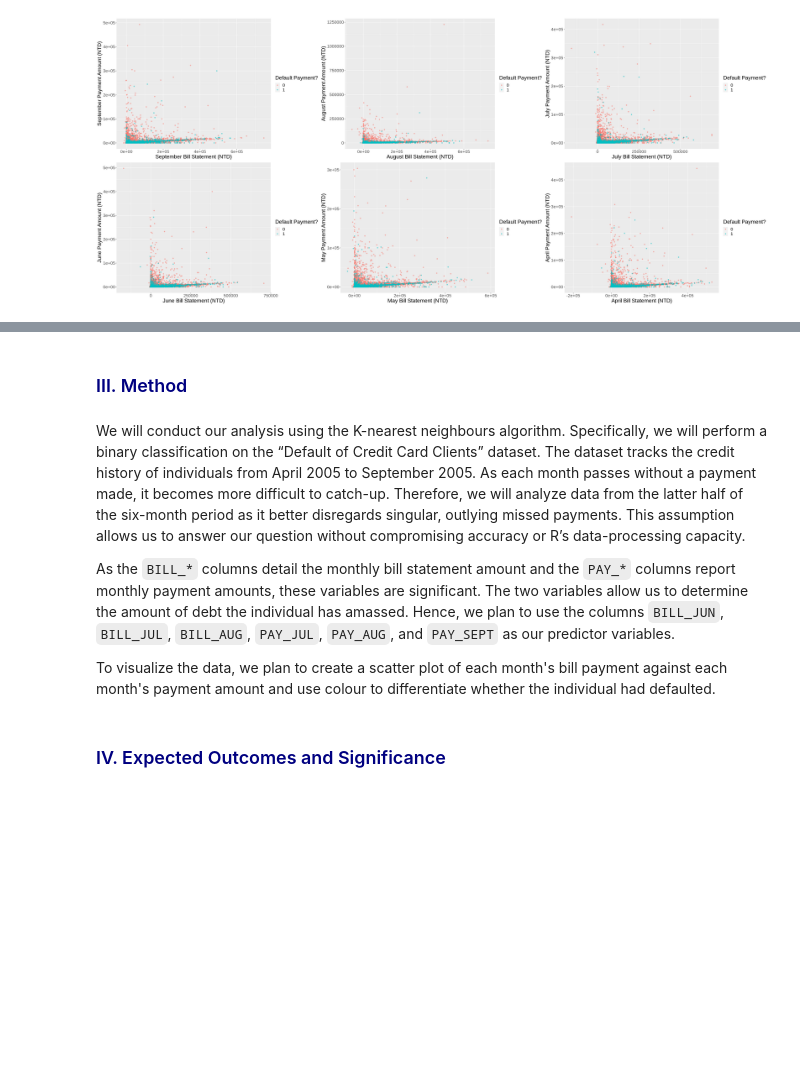
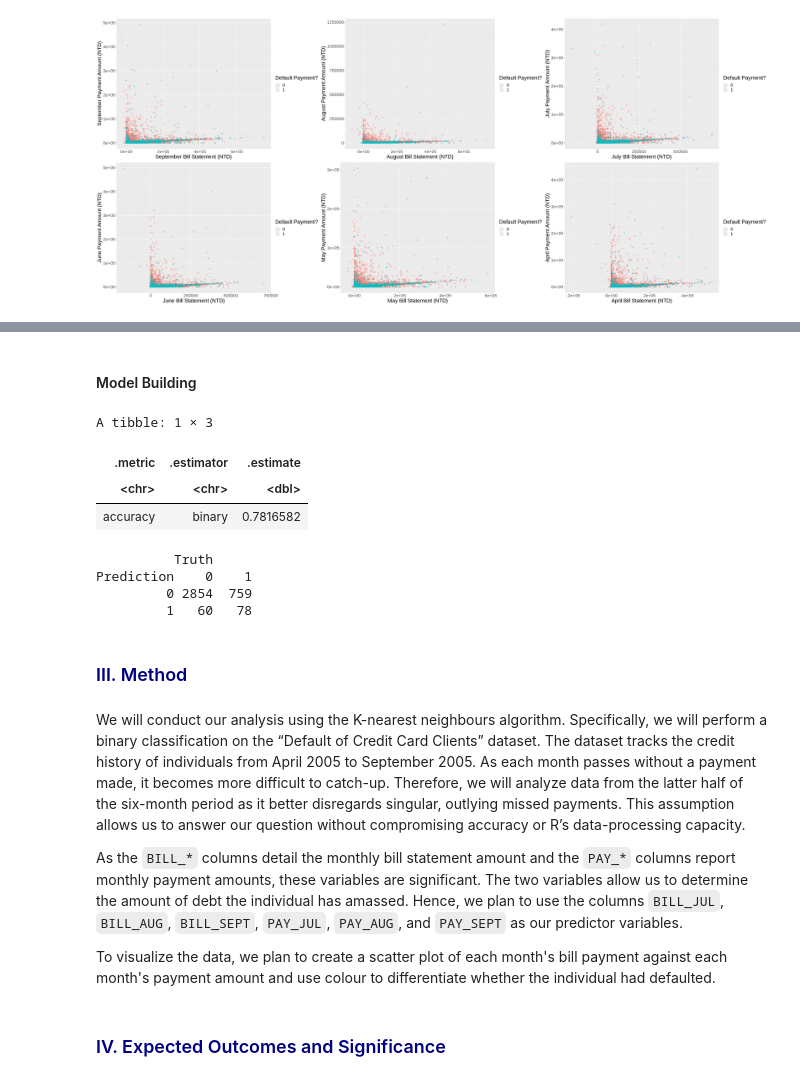
Before and after one commit to steph-feng/DSCI-100-Group-85, a Jupyter notebook: Code_Report.ipynb, the cells around one changed output, grey strips where cells are left out. Saved outputs shown, nothing was run; the diff lists cells and outputs as text; code cells hidden in the pictures; blank space fills up the shorter version.

```diff
--- a/Code_Report.ipynb
+++ b/Code_Report.ipynb
@@ -257,9 +315,41 @@ plot_grid(sept_bill_vs_payment, aug_bill_vs_payment,
+# %% [markdown]
+#### <font color='fushsia'> Model Building  </font>
+# %%
+model_spec <- nearest_neighbor(weight_func = "rectangular", neighbor = 26) |>
+set_engine("kknn") |>
+set_mode("classification")
+
+model_fit <- workflow() |>
+add_recipe(credit_recipe) |>
+add_model(model_spec) |>
+fit(data = credit_train)
+
+credit_predictions <- predict(model_fit, credit_test) |>
+bind_cols(credit_test)
+
+credit_metrics <- credit_predictions |>
+metrics(truth = DEFAULT, estimate = .pred_class) |>
+filter(.metric == "accuracy")
+credit_metrics
+
+credit_conf_mat <- credit_predictions |>
+conf_mat(truth = DEFAULT, estimate = .pred_class)
+credit_conf_mat
+# %% [output]
+A tibble: 1 × 3
+| .metric | .estimator | .estimate |
+| <chr> | <chr> | <dbl> |
+| accuracy | binary | 0.7816582 |
+          Truth
+Prediction    0    1
+         0 2854  759
+         1   60   78
 # %% [markdown]
 ### <font color='navy'> III. Method </font>
 # %% [markdown]
 We will conduct our analysis using the K-nearest neighbours algorithm. Specifically, we will perform a binary classification on the “Default of Credit Card Clients” dataset. The dataset tracks the credit history of individuals from April 2005 to September 2005. As each month passes without a payment made, it becomes more difficult to catch-up. Therefore, we will analyze data from the latter half of the six-month period as it better disregards singular, outlying missed payments. This assumption allows us to answer our question without compromising accuracy or R’s data-processing capacity.
 
-As the `BILL_*` columns detail the monthly bill statement amount and the `PAY_*` columns report monthly payment amounts, these variables are significant. The two variables allow us to determine the amount of debt the individual has amassed. Hence, we plan to use the columns `BILL_JUN`, `BILL_JUL`, `BILL_AUG`, `PAY_JUL`, `PAY_AUG`, and `PAY_SEPT` as our predictor variables.
+As the `BILL_*` columns detail the monthly bill statement amount and the `PAY_*` columns report monthly payment amounts, these variables are significant. The two variables allow us to determine the amount of debt the individual has amassed. Hence, we plan to use the columns `BILL_JUL`, `BILL_AUG`, `BILL_SEPT`, `PAY_JUL`, `PAY_AUG`, and `PAY_SEPT` as our predictor variables.
 
 To visualize the data, we plan to create a scatter plot of each month's bill payment against each month's payment amount and use colour to differentiate whether the individual had defaulted.
 # %% [markdown]
```
Also changed, not shown: parts of 4 cells of this notebook.
